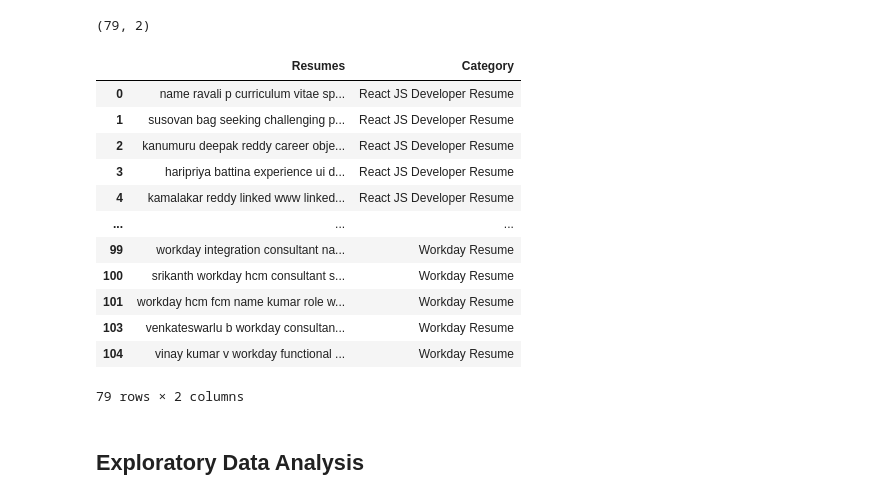
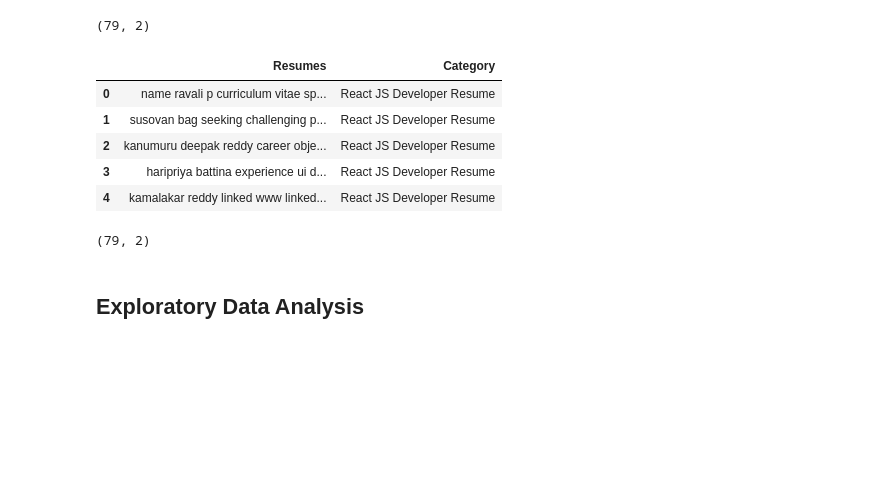
Before and after one commit to sidh478/Resume_classification_NLP, a Jupyter notebook: Resume_Classification_NLP.ipynb, the cells around one changed output. Cells and saved outputs as stored; diff of their text form; code cells hidden in the pictures; blank space fills up the shorter version.

```diff
--- a/Resume_Classification_NLP.ipynb
+++ b/Resume_Classification_NLP.ipynb
@@ -410,21 +410,18 @@ def preprocess(txt):
 # %%
 df['Resumes'] = df['Resumes'].apply(lambda w: preprocess(w))
 # %%
-df
+df.head()
 # %% [output]
 |  | Resumes | Category |
 | 0 | name ravali p curriculum vitae sp... | React JS Developer Resume |
 | 1 | susovan bag seeking challenging p... | React JS Developer Resume |
 | 2 | kanumuru deepak reddy career obje... | React JS Developer Resume |
 | 3 | haripriya battina experience ui d... | React JS Developer Resume |
 | 4 | kamalakar reddy linked www linked... | React JS Developer Resume |
-| ... | ... | ... |
-| 99 | workday integration consultant na... | Workday Resume |
-| 100 | srikanth workday hcm consultant s... | Workday Resume |
-| 101 | workday hcm fcm name kumar role w... | Workday Resume |
-| 103 | venkateswarlu b workday consultan... | Workday Resume |
-| 104 | vinay kumar v workday functional ... | Workday Resume |
-79 rows × 2 columns
+# %%
+df.shape
+# %% [output]
+(79, 2)
 # %%
 import os
 os.chdir(r'C:\Users\harsh\Downloads\Resume_Classification_NLP')
```
Also changed, not shown: parts of 8 cells of this notebook.
